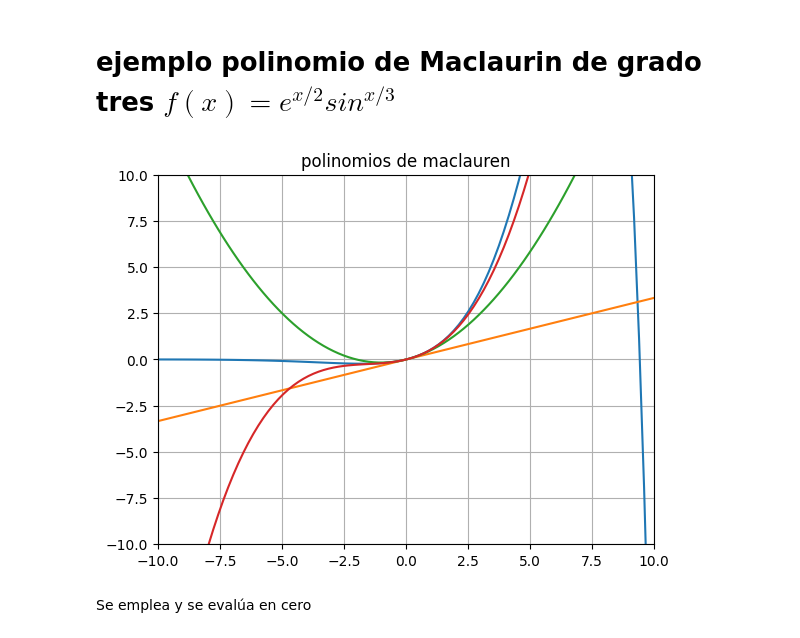
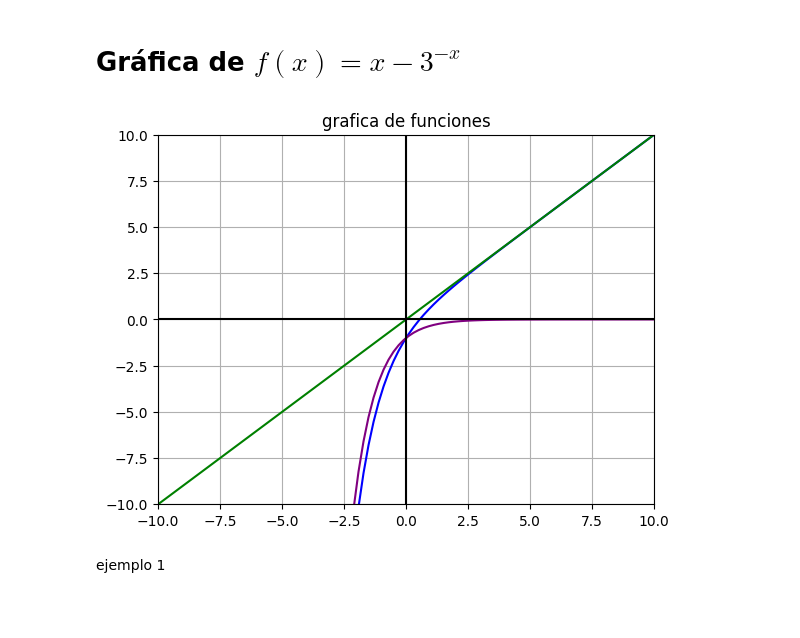
Before and after one commit to Dannapaola1225/ejercicios1, a Jupyter notebook: Introduccion/graficas.ipynb, the cells around one changed output. Saved outputs shown, nothing was run; the diff lists cells and outputs as text; code cells hidden in the pictures; blank space fills up the shorter version.

```diff
--- a/Introduccion/graficas.ipynb
+++ b/Introduccion/graficas.ipynb
@@ -1,39 +1,36 @@
 # %% [markdown]
 <a href="https://colab.research.google.com/github/Dannapaola1225/ejercicios1/blob/main/Introduccion/graficas.ipynb" target="_parent"><img src="https://colab.research.google.com/assets/colab-badge.svg" alt="Open In Colab"/></a>
 # %% [markdown]
-# ejemplo polinomio de Maclaurin de grado tres $f(x)=e^{x/2} sin^{x/3}$
+# Gráfica de $f(x)=x - 3^{-x}$
 # %%
 import matplotlib.pyplot as plt
 import numpy as np
 # %%
 # Función cuadrática.
 def f(x):
-    return np.exp(x/2)*np.sin(x/3)
-def g(x):
-    return (1/3)*x
+    return x - 3**(-x)
 def h(x):
-    return (1/3)*x+(1/6)*x**(2)
+    return x
 def d(x):
-    return (1/3)*x+(1/6)*x**(2)+(23/648)*x**3
+    return - 3**(-x)
 # %%
 # Valores del eje X que toma el gráfico.
 x=np.linspace(-10, 10,100)
 # %%
 # Graficar ambas funciones.
-plt.plot(x, f(x))
-plt.plot(x, g(x))
-plt.plot(x, h(x))
-plt.plot(x, d(x))
-plt.title("polinomios de maclauren")
-#plt.axhline(0, color="black")
-#plt.axvline(0, color="black")
+plt.plot(x, f(x), color="blue")
+plt.plot(x, h(x), color="green")
+plt.plot(x, d(x), color="purple")
+plt.axhline(0, color="black")
+plt.axvline(0, color="black")
 plt.xlim(-10, 10)
 plt.ylim(-10, 10)
 #plt.savefig("output.png") # Guardar gráfico como imágen PNG.
 # Mostrarlo.
+plt.title("grafica de funciones")
 plt.grid()
 plt.show()
 # %% [output]
-[figure, old version]
+[figure, new version]
-# %% [markdown]
-Se emplea y se evalúa en cero
+# %% [markdown]
+ejemplo 1
```
